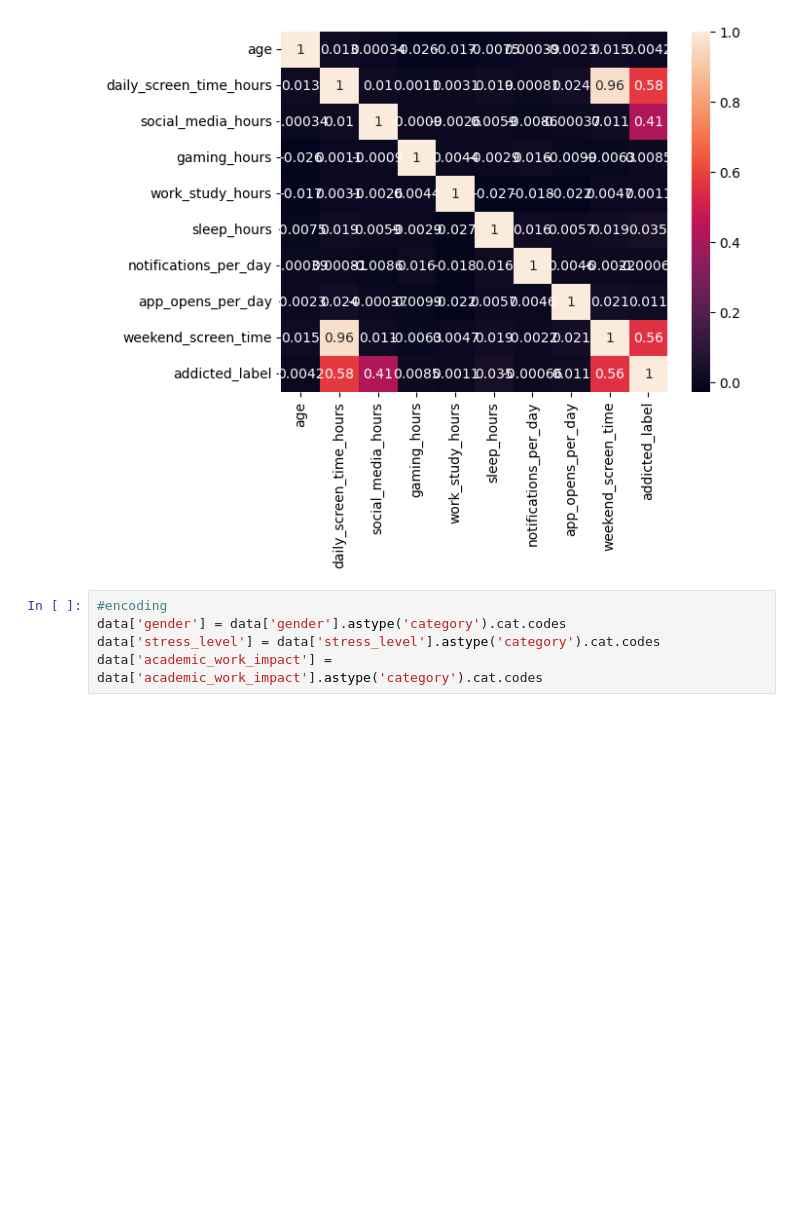
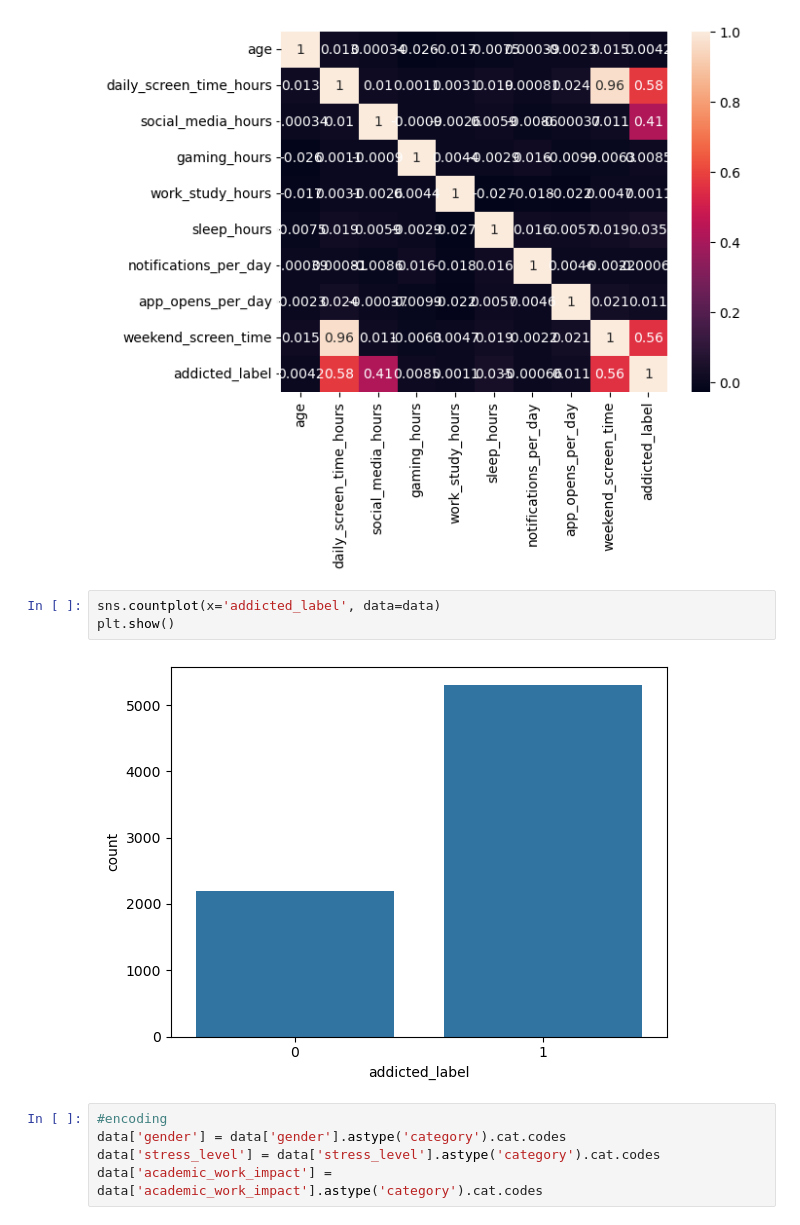
Before and after one commit to saqlain062/AI-Based-Digital-Wellbeing-System, a Jupyter notebook: digital_wellbeing_ai_model.ipynb, the cells around one changed output. Cells and saved outputs as stored; diff of their text form; blank space fills up the shorter version.

```diff
--- a/digital_wellbeing_ai_model.ipynb
+++ b/digital_wellbeing_ai_model.ipynb
@@ -82,6 +92,11 @@ sns.heatmap(numeric_data.corr(), annot=True)
 plt.show()
 # %% [output]
 [figure]
+# %%
+sns.countplot(x='addicted_label', data=data)
+plt.show()
+# %% [output]
+[figure, added]
 # %%
 #encoding
 data['gender'] = data['gender'].astype('category').cat.codes
```
Also changed, not shown: parts of 19 cells of this notebook.
